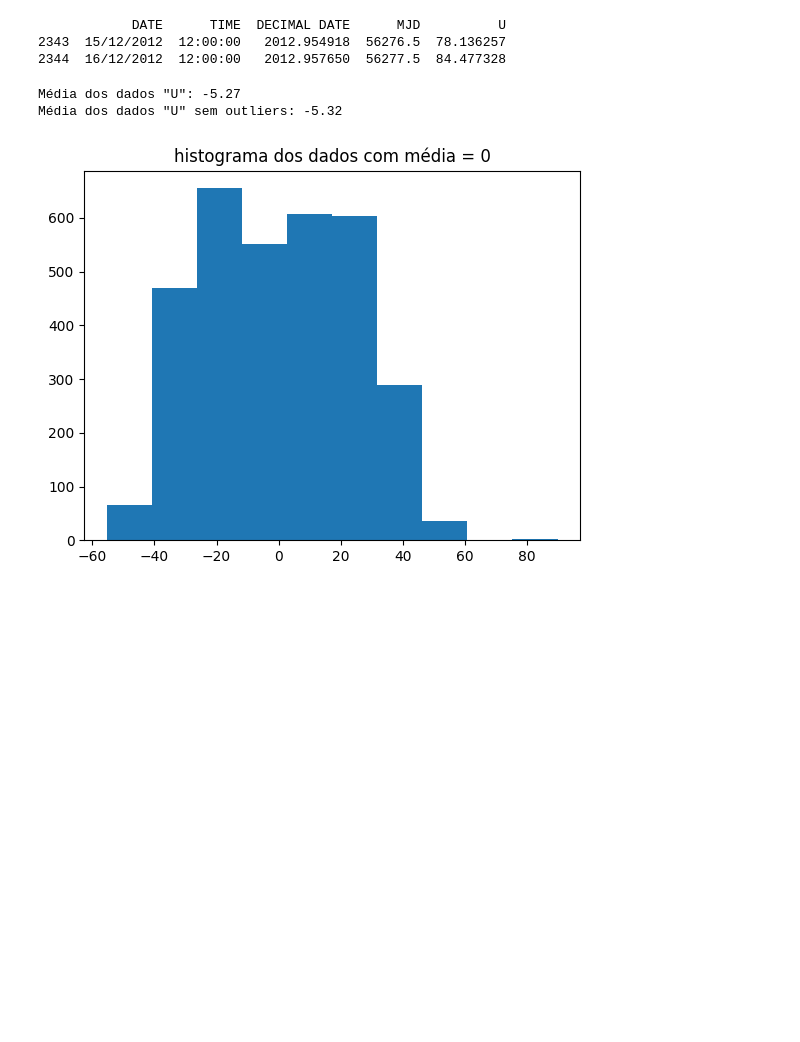
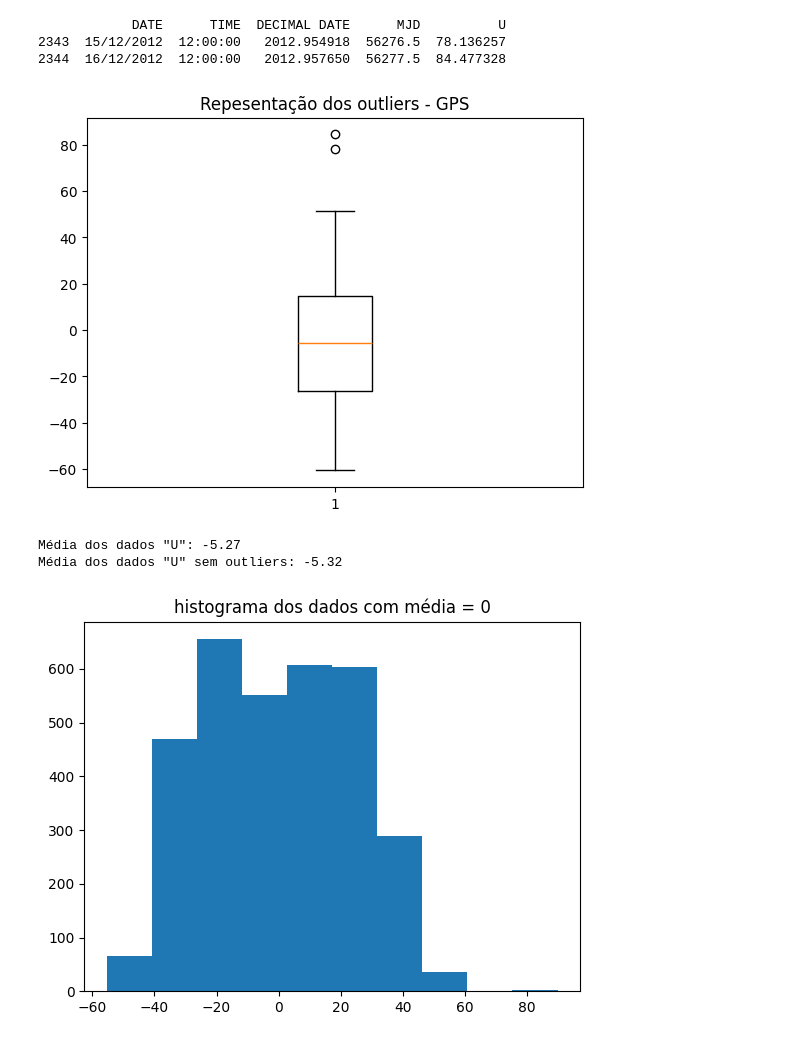
Before and after one commit to Gabxist/I.C., a Jupyter notebook: Análise_de_dados_"GPS".ipynb, the cells around one changed output. Saved outputs shown, nothing was run; the diff lists cells and outputs as text; code cells hidden in the pictures; blank space fills up the shorter version.

```diff
--- a/Análise_de_dados_"GPS".ipynb
+++ b/Análise_de_dados_"GPS".ipynb
@@ -36,0 +58,7 @@ gps_o = gps.drop(outliers.index)
+# %%
+# representação dos Outliers por Boxplot
+plt.boxplot(gps['U'])
+plt.title('Repesentação dos outliers - GPS')
+plt.show()
+# %% [output]
+[figure, added]
```
Also changed, not shown: parts of 25 cells of this notebook.
